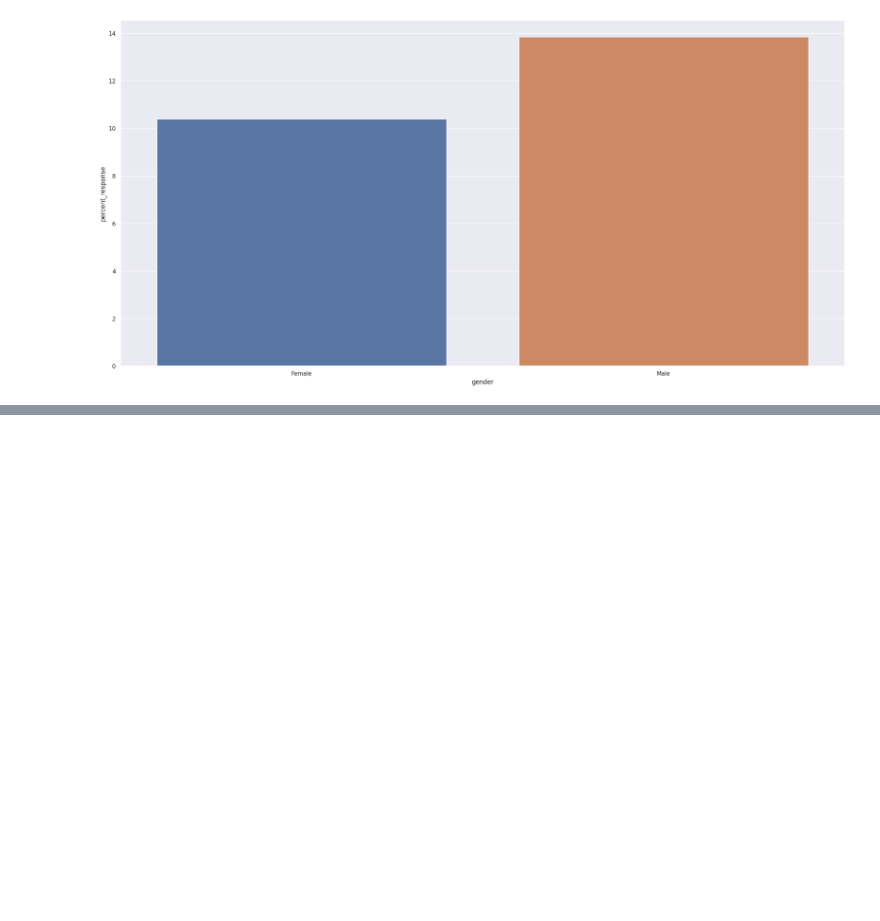
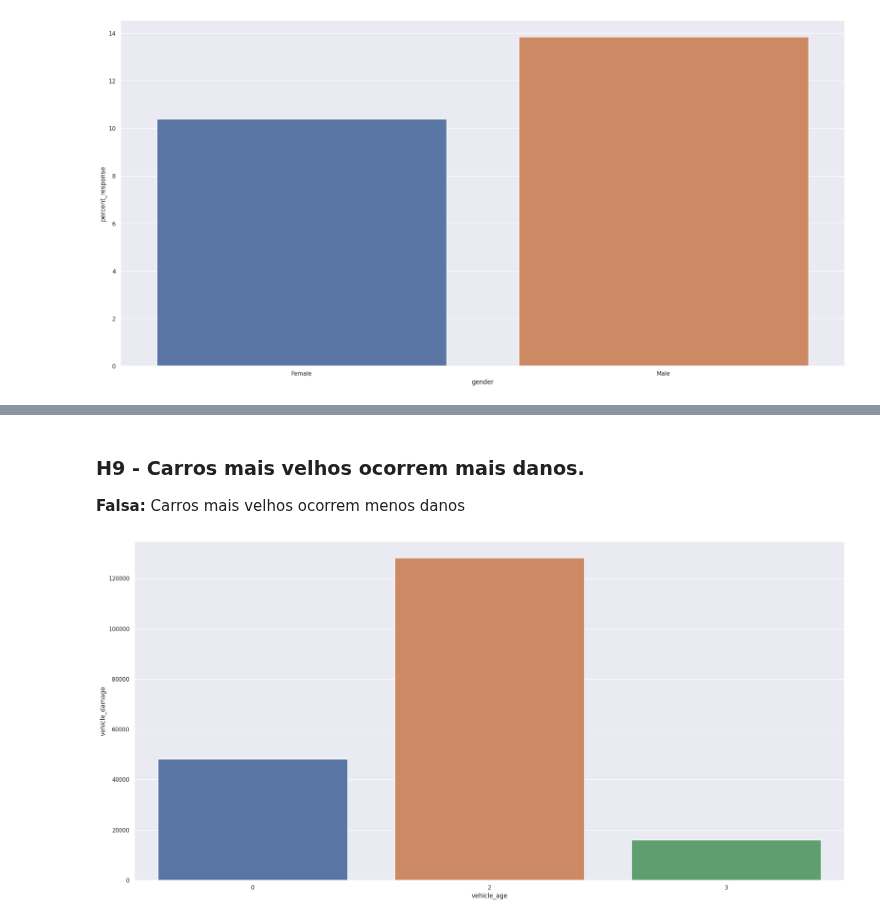
Before and after one commit to guiaraujofreitas/Insurance-Health-Cross-Sell, a Jupyter notebook: Step_4_Project_Health_Insurance_Cross_Sell.ipynb, the cells around one changed output, grey strips where cells are left out. Drawn from its saved outputs; the diff is of its cells as text; code cells hidden in the pictures; blank space fills up the shorter version.

```diff
--- a/Step_4_Project_Health_Insurance_Cross_Sell.ipynb
+++ b/Step_4_Project_Health_Insurance_Cross_Sell.ipynb
@@ -449,0 +451,13 @@ sns.barplot(x='vehicle_age',y = 'percentage' ,data= aux_h7);
+# %% [markdown]
+### H9 - Carros mais velhos ocorrem mais danos.
+**Falsa:** Carros mais velhos ocorrem menos danos
+# %%
+#filtering the vehicle damage
+
+aux_1 = df4.loc[df4['vehicle_damage']==1]
+
+aux1 = aux_1[['vehicle_damage','vehicle_age']].groupby('vehicle_age').count().reset_index()
+
+sns.barplot(x = 'vehicle_age',y= 'vehicle_damage', data = aux1);
+# %% [output]
+[figure, added]
```
Also changed, not shown: parts of 24 cells of this notebook.
